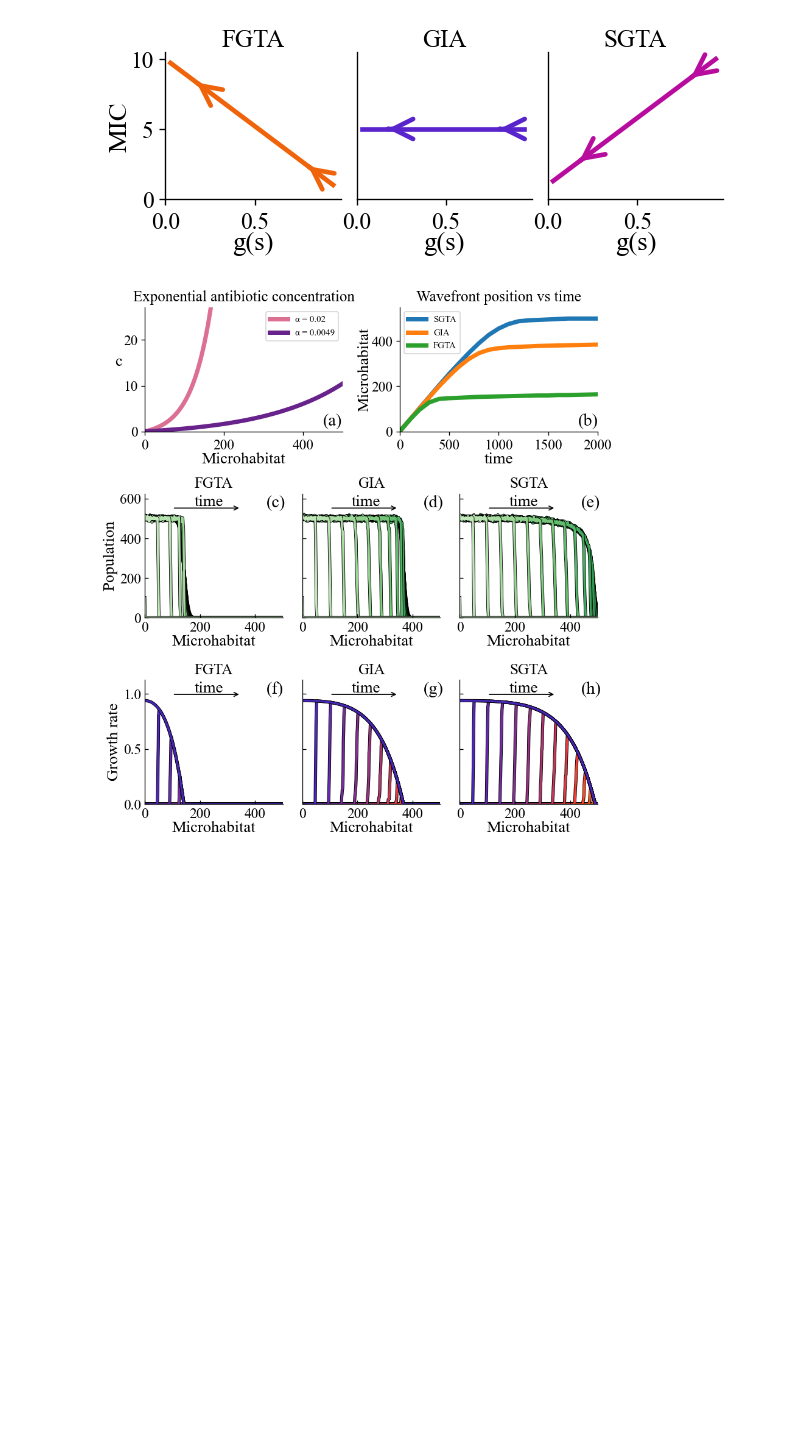
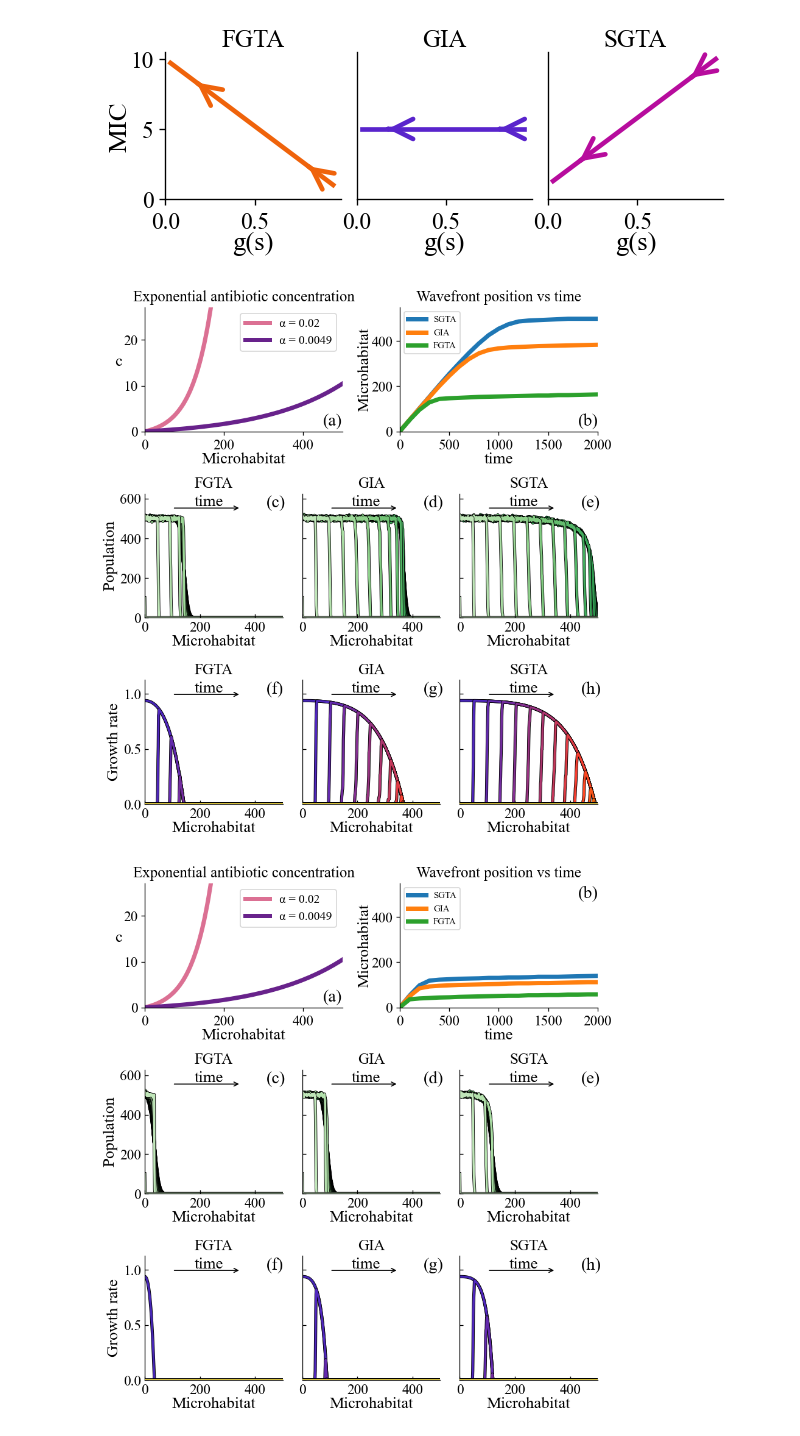
Before and after one commit to patricksinclair/Paper-Nutrients, a Jupyter notebook: MasterPlotter-v2.ipynb, the cells around one changed output. Saved outputs shown, nothing was run; the diff lists cells and outputs as text; code cells hidden in the pictures; blank space fills up the shorter version.

```diff
--- a/MasterPlotter-v2.ipynb
+++ b/MasterPlotter-v2.ipynb
@@ -372,7 +372,7 @@ plotSeparatedBetasOverTime()
 # %% [output]
 [figure]
 # %%
-def fig3_distbs_wavfronPos_grad(FGTA_spat, GITA_spat, SGTA_spat, FGTA_gRate, GITA_gRate, SGTA_gRate):
+def fig3_distbs_wavfronPos_grad(FGTA_spat, GITA_spat, SGTA_spat, FGTA_gRate, GITA_gRate, SGTA_gRate, filename):
     '''this is the big method to make figure 3? which has the pop and gRate distbs for the simple
     growth curves, specific alpha, no death. also has '''
 
@@ -444,22 +444,14 @@ def fig3_distbs_wavfronPos_grad(FGTA_spat, GITA_spat, SGTA_spat, FGTA_gRate, GIT
 
     # these are the population and growth rate distributions
     for i in range(1, len(FGTA_spat)):
-#         if i%4 == 0:
-#             ax21.plot(FGTA_spat[0], FGTA_spat[i], linewidth=lineWidth, color='black')
-#             ax22.plot(GITA_spat[0], GITA_spat[i], linewidth=lineWidth, color='black')
-#             ax23.plot(SGTA_spat[0], SGTA_spat[i], linewidth=lineWidth, color='black')
 
-#             ax31.plot(FGTA_gRate[0], FGTA_gRate[i], linewidth=lineWidth, color='black')
-#             ax32.plot(GITA_gRate[0], GITA_gRate[i], linewidth=lineWidth, color='black')
-#             ax33.plot(SGTA_gRate[0], SGTA_gRate[i], linewidth=lineWidth, color='black')
-#         else:
         ax21.plot(FGTA_spat[0], FGTA_spat[i], linewidth=lineWidth, color=alive_colors[i], zorder=-i, path_effects=[pe.Stroke(linewidth=lineWidth+1, foreground='k'), pe.Normal()])
         ax22.plot(GITA_spat[0], GITA_spat[i], linewidth=lineWidth, color=alive_colors[i], zorder=-i, path_effects=[pe.Stroke(linewidth=lineWidth+1, foreground='k'), pe.Normal()])
         ax23.plot(SGTA_spat[0], SGTA_spat[i], linewidth=lineWidth, color=alive_colors[i], zorder=-i, path_effects=[pe.Stroke(linewidth=lineWidth+1, foreground='k'), pe.Normal()])
 
-        ax31.plot(FGTA_gRate[0], FGTA_gRate[i], linewidth=lineWidth, color=g_rate_colours[i], zorder=-i, path_effects=[pe.Stroke(linewidth=lineWidth+1, foreground='k'), pe.Normal()])
-        ax32.plot(GITA_gRate[0], GITA_gRate[i], linewidth=lineWidth, color=g_rate_colours[i], zorder=-i, path_effects=[pe.Stroke(linewidth=lineWidth+1, foreground='k'), pe.Normal()])
-        ax33.plot(SGTA_gRate[0], SGTA_gRate[i], linewidth=lineWidth, color=g_rate_colours[i], zorder=-i, path_effects=[pe.Stroke(linewidth=lineWidth+1, foreground='k'), pe.Normal()])
+        ax31.plot(FGTA_gRate[0], FGTA_gRate[i], linewidth=lineWidth, color=g_rate_colours[i], zorder=i, path_effects=[pe.Stroke(linewidth=lineWidth+1, foreground='k'), pe.Normal()])
+        ax32.plot(GITA_gRate[0], GITA_gRate[i], linewidth=lineWidth, color=g_rate_colours[i], zorder=i, path_effects=[pe.Stroke(linewidth=lineWidth+1, foreground='k'), pe.Normal()])
+        ax33.plot(SGTA_gRate[0], SGTA_gRate[i], linewidth=lineWidth, color=g_rate_colours[i], zorder=i, path_effects=[pe.Stroke(linewidth=lineWidth+1, foreground='k'), pe.Normal()])
 
     # here the formatting and titles etc is done
     # these set the inner y labels invisible for neatness
@@ -511,10 +503,11 @@ def fig3_distbs_wavfronPos_grad(FGTA_spat, GITA_spat, SGTA_spat, FGTA_gRate, GIT
     ax11.set_ylabel('c', fontsize=labelSize, rotation=0, labelpad=5)
     ax11.set_xlim(0, 500)
     ax11.set_ylim(0, 2.6*cExp_specAlpha[-1])
-    ax11.legend(loc='upper right', fontsize=legendsize)
+    ax11.legend(loc='upper right', fontsize=legendsize+3)
 
     ax12.set_xlim(0, 2000)
-    ax12.set_ylim(0, 1.1*maxWaveVal)
+    #ax12.set_ylim(0, 1.1*maxWaveVal)
+    ax12.set_ylim(0, 550)
     ax12.set_title('Wavefront position vs time', fontsize=titleSize)
     ax12.set_xlabel('time', fontsize=labelSize, labelpad=0)
     ax12.set_ylabel('Microhabitat', fontsize=labelSize, labelpad=-1)
@@ -532,37 +525,44 @@ def fig3_distbs_wavfronPos_grad(FGTA_spat, GITA_spat, SGTA_spat, FGTA_gRate, GIT
     ax31.set_ylabel('Growth rate', fontsize=labelSize, labelpad=2)
     ax31.set_xlabel('Microhabitat', fontsize=labelSize, labelpad=0)
     ax32.set_title('GIA', fontsize=titleSize)
     ax32.set_xlabel('Microhabitat', fontsize=labelSize, labelpad=0)
     ax33.set_title('SGTA', fontsize=titleSize)
     ax33.set_xlabel('Microhabitat', fontsize=labelSize, labelpad=0)
 
 
     letter_y = 0.89
     letter_x = 0.88
     ax11.text(0.9, 0.05, '(a)', fontsize=IDsize, transform=ax11.transAxes)
-    ax12.text(0.9, 0.05, '(b)', fontsize=IDsize, transform=ax12.transAxes)
+    # change the position of annotation depending on gradient being plotted
+    b_y_pos = 0.88 if 'steep' in filename else 0.05
+    ax12.text(0.9, b_y_pos, '(b)', fontsize=IDsize, transform=ax12.transAxes)
 
     ax21.text(letter_x, letter_y, '(c)', fontsize=IDsize, transform=ax21.transAxes)
     ax22.text(letter_x, letter_y, '(d)', fontsize=IDsize, transform=ax22.transAxes)
     ax23.text(letter_x, letter_y, '(e)', fontsize=IDsize, transform=ax23.transAxes)
 
     ax31.text(letter_x, letter_y, '(f)', fontsize=IDsize, transform=ax31.transAxes)
     ax32.text(letter_x, letter_y, '(g)', fontsize=IDsize, transform=ax32.transAxes)
     ax33.text(letter_x, letter_y, '(h)', fontsize=IDsize, transform=ax33.transAxes)
 
     #fig.tight_layout()
     #plt.tight_layout()
-    plt.savefig('Paper_figures/fig3_all_simple_distbs-FINAL.pdf', bbox_inches='tight', dpi=330)
+    plt.savefig('Paper_figures/'+filename+'.pdf', bbox_inches='tight', dpi=330)
     plt.show()
 
 
 
 
 
 
-fig3_distbs_wavfronPos_grad(FGTA_simple_alpha_specificAlpha_spatial, GITA_simple_alpha_specificAlpha_spatial, SGTA_simple_alpha_specificAlpha_spatial, FGTA_simple_alpha_specificAlpha_gRate, GITA_simple_alpha_specificAlpha_gRate, SGTA_simple_alpha_specificAlpha_gRate)
+fig3_distbs_wavfronPos_grad(FGTA_simple_alpha_specificAlpha_spatial, GITA_simple_alpha_specificAlpha_spatial, SGTA_simple_alpha_specificAlpha_spatial,
+                            FGTA_simple_alpha_specificAlpha_gRate, GITA_simple_alpha_specificAlpha_gRate, SGTA_simple_alpha_specificAlpha_gRate, 'fig3_all_simple_distbs-FINAL')
+
+fig3_distbs_wavfronPos_grad(FGTA_simple_alpha_002_spatial, GITA_simple_alpha_002_spatial, SGTA_simple_alpha_002_spatial,
+                            FGTA_simple_alpha_002_gRate, GITA_simple_alpha_002_gRate, SGTA_simple_alpha_002_gRate, 'fig3_all_simple_distbs_steep_alpha-FINAL')
 # %% [output]
-[figure, old version]
+[figure, new version]
+[figure, added]
 # %%
 def plotAllDeathDistbs(FGTA_live, FGTA_dead, FGTA_gRate, SGTA_live, SGTA_dead, SGTA_gRate):
     '''this is a massive mthod to make one figure for all the with death stuff. has the alive and dead populations for
```
Also changed, not shown: parts of 1 cell of this notebook.
